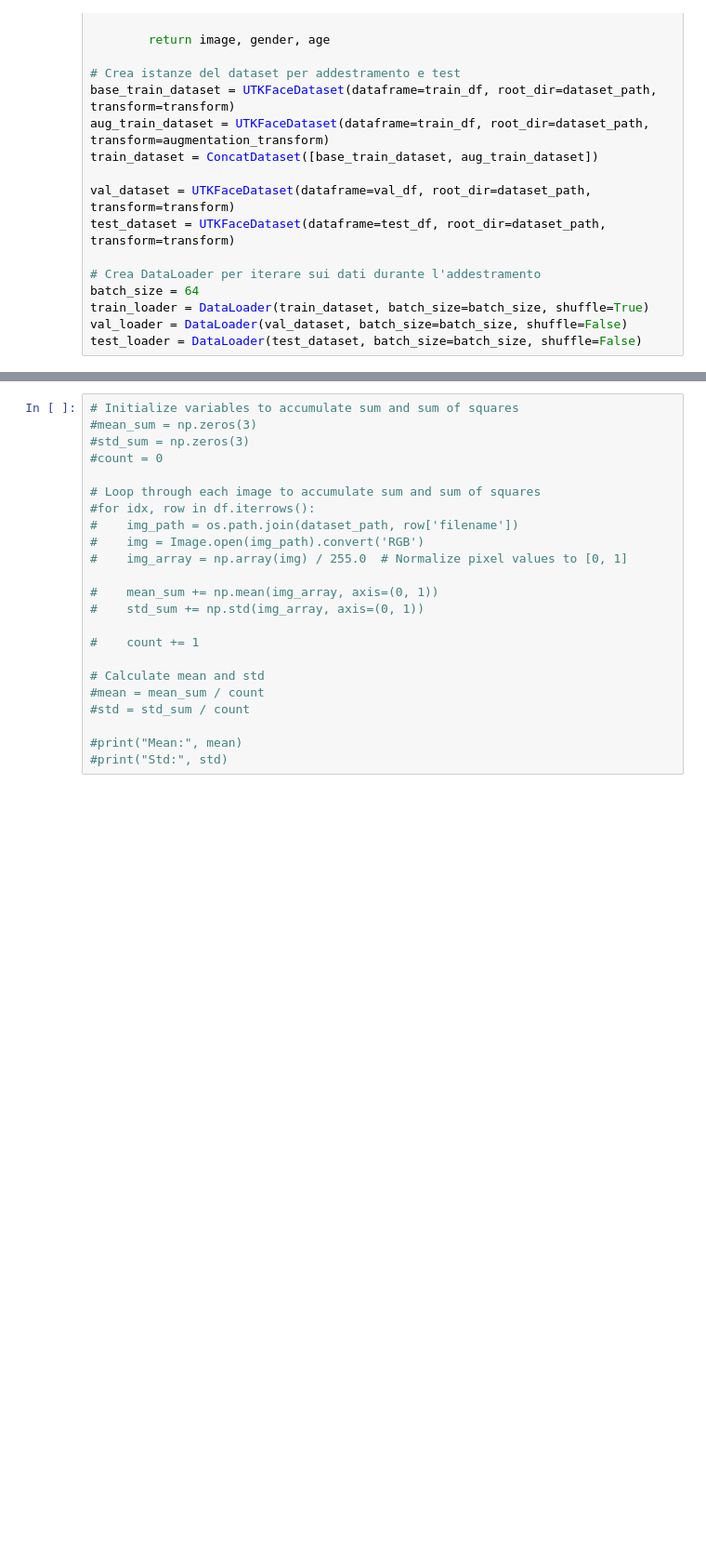
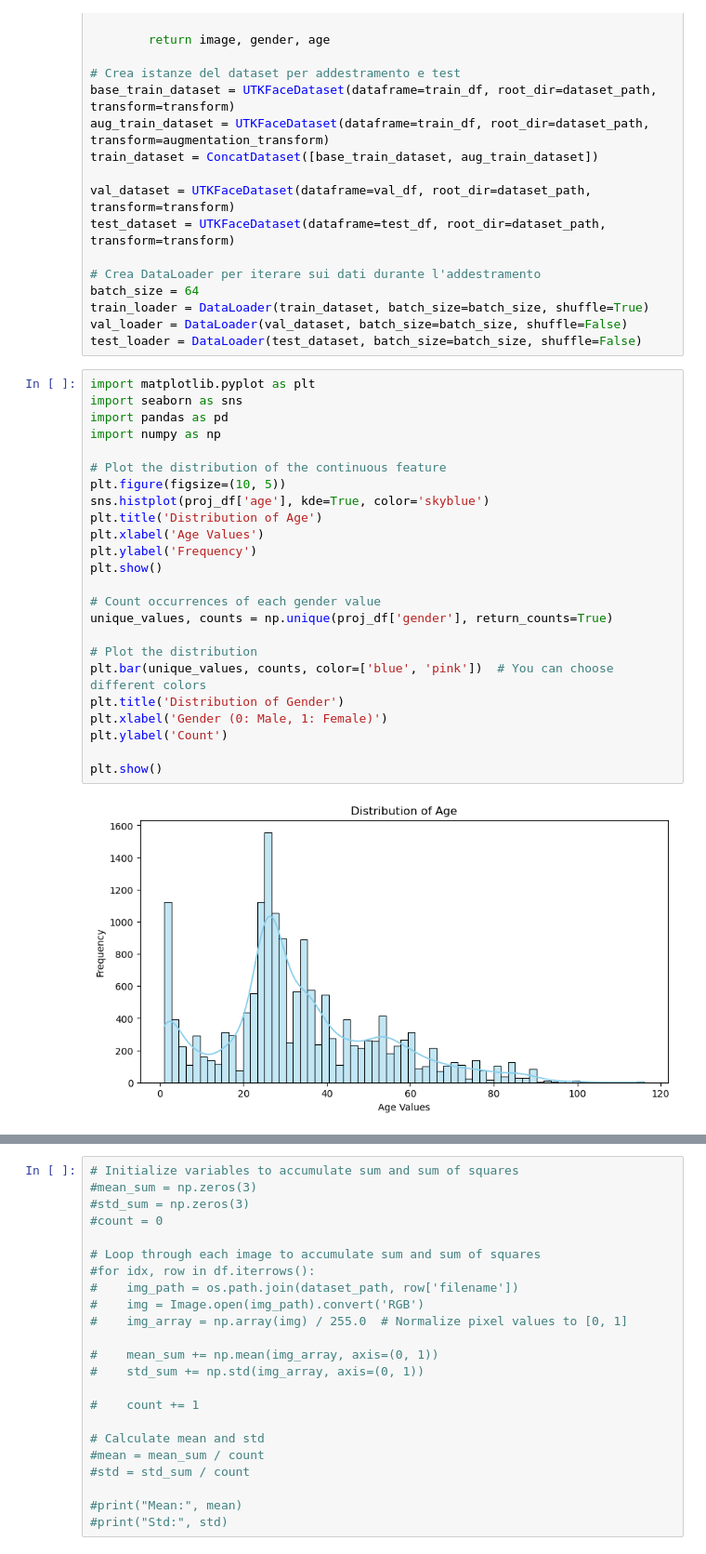
Before and after one commit to plspeziali/AgeGender-CNN, a Jupyter notebook: Notebook/AgeGender-Single.ipynb, the cells around one changed output, grey strips where cells are left out. Shown at 93% size. Drawn from its saved outputs; the diff is of its cells as text; blank space fills up the shorter version.

```diff
--- a/Notebook/AgeGender-Single.ipynb
+++ b/Notebook/AgeGender-Single.ipynb
@@ -76,3 +76,29 @@ batch_size = 64
 train_loader = DataLoader(train_dataset, batch_size=batch_size, shuffle=True)
 val_loader = DataLoader(val_dataset, batch_size=batch_size, shuffle=False)
 test_loader = DataLoader(test_dataset, batch_size=batch_size, shuffle=False)
+# %%
+import matplotlib.pyplot as plt
+import seaborn as sns
+import pandas as pd
+import numpy as np
+
+# Plot the distribution of the continuous feature
+plt.figure(figsize=(10, 5))
+sns.histplot(proj_df['age'], kde=True, color='skyblue')
+plt.title('Distribution of Age')
+plt.xlabel('Age Values')
+plt.ylabel('Frequency')
+plt.show()
+
+# Count occurrences of each gender value
+unique_values, counts = np.unique(proj_df['gender'], return_counts=True)
+
+# Plot the distribution
+plt.bar(unique_values, counts, color=['blue', 'pink'])  # You can choose different colors
+plt.title('Distribution of Gender')
+plt.xlabel('Gender (0: Male, 1: Female)')
+plt.ylabel('Count')
+
+plt.show()
+# %% [output]
+[figure, added]
```
Also changed, not shown: parts of 2 cells of this notebook, 7 other files.
